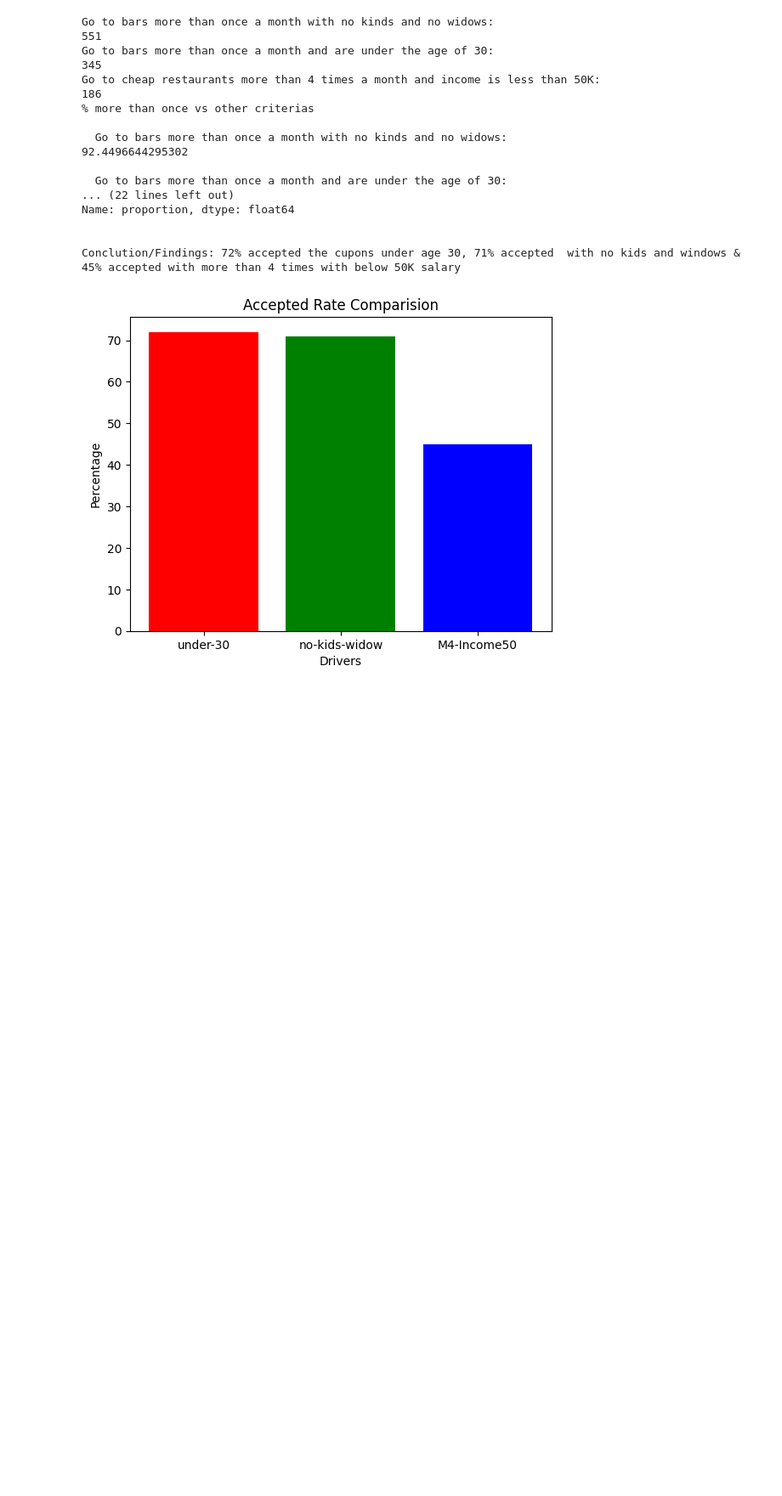
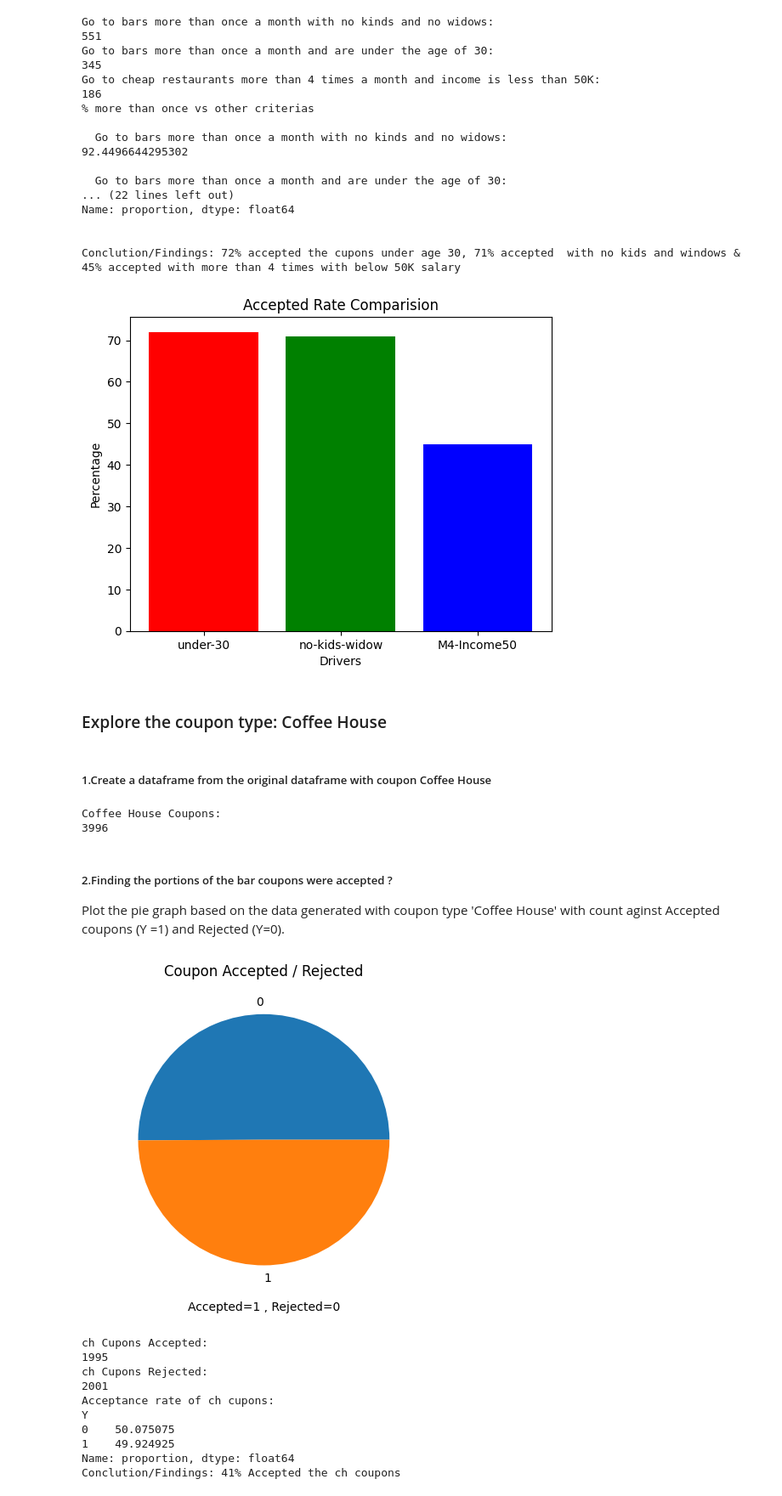
Before and after one commit to OBULAMRANA/accept_coupon, a Jupyter notebook: accept_coupon.ipynb, the cells around one changed output. Shown: that part at 85% size. Drawn from its saved outputs; the diff is of its cells as text; code cells hidden in the pictures; blank space fills up the shorter version.

```diff
--- a/accept_coupon.ipynb
+++ b/accept_coupon.ipynb
@@ -514,3 +514,52 @@ Conclution/Findings: 72% accepted the cupons under age 30, 71% accepted  with no
 ### - 37% went less than 3 times to the bar & 41% went more than 4 times to the bar
 ### - 40% of more drivers go to the bar above the age 25 compared to below 25 age.
 ### - 72% accepted the cupons under age 30, 71% accepted  with no kids and windows & 45% accepted with more than 4 times with below 50K salary
+# %% [markdown]
+### Explore the coupon type: Coffee House
+# %% [markdown]
+#####  1.Create a dataframe from the original dataframe with coupon Coffee House
+# %%
+data_ch_coupon=data[data['coupon']=='Coffee House']
+lenth_data_ch_coupon =len(data_ch_coupon)
+print("Coffee House Coupons:")
+print(lenth_data_ch_coupon)
+# %% [output]
+Coffee House Coupons:
+3996
+# %% [markdown]
+##### 2.Finding the portions of the bar coupons were accepted ?
+Plot the pie graph based on the data generated with coupon type 'Coffee House' with count aginst Accepted coupons (Y =1) and Rejected (Y=0).
+# %%
+data_ch_coupon_counts = data_ch_coupon['Y'].value_counts()
+data_ch_coupon_counts.plot(kind='pie')
+
+plt.xticks(rotation=0)
+plt.xlabel("Accepted=1 , Rejected=0")
+plt.ylabel(" ")
+plt.title("Coupon Accepted / Rejected")
+plt.show()
+
+Y_v_counts_accepted= data_ch_coupon[data_ch_coupon['Y']==1]
+print("ch Cupons Accepted:")
+print(len(Y_v_counts_accepted))
+Y_v_counts_rejected= data_ch_coupon[data_ch_coupon['Y']==0]
+print("ch Cupons Rejected:")
+print(len(Y_v_counts_rejected))
+
+data_ch_coupon_counts_acceptance_rate = data_ch_coupon['Y'].value_counts(normalize=True) * 100
+print("Acceptance rate of CoffeeHouse cupons:")
+print(data_ch_coupon_counts_acceptance_rate)
+
+print("Conclution/Findings: 41% Accepted the ch coupons"
+# %% [output]
+[figure, added]
+ch Cupons Accepted:
+1995
+ch Cupons Rejected:
+2001
+Acceptance rate of ch cupons:
+Y
+0    50.075075
+1    49.924925
+Name: proportion, dtype: float64
+Conclution/Findings: 41% Accepted the ch coupons
```
Also changed, not shown: parts of 9 cells of this notebook.
